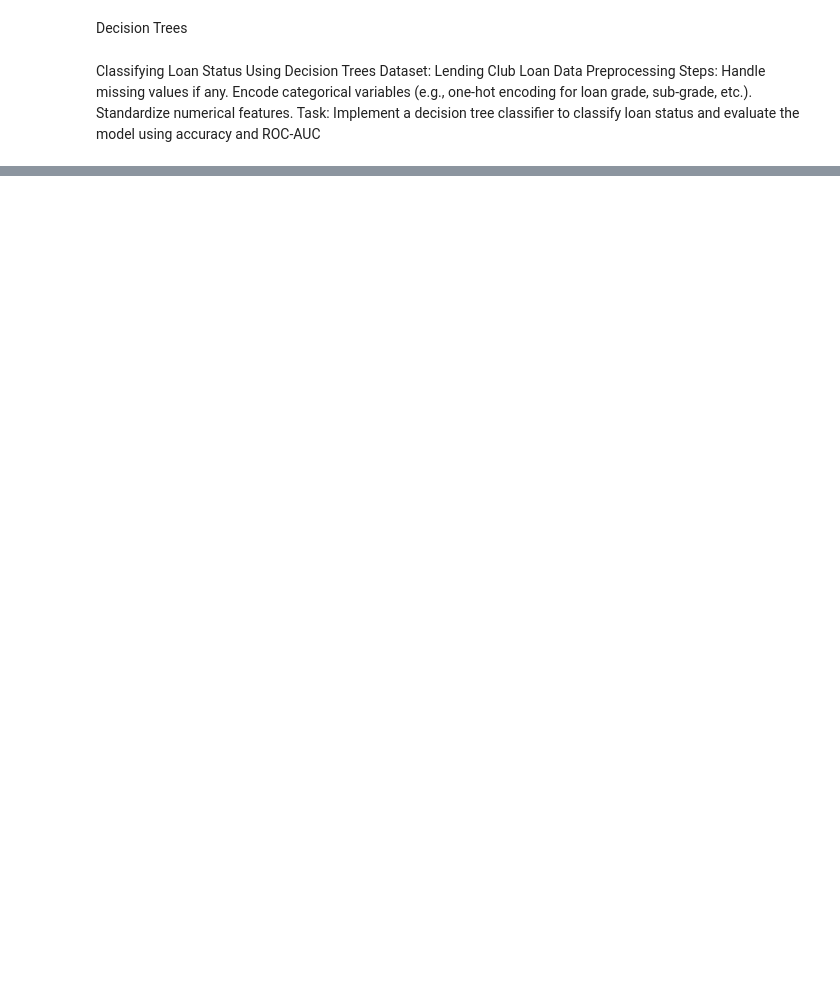
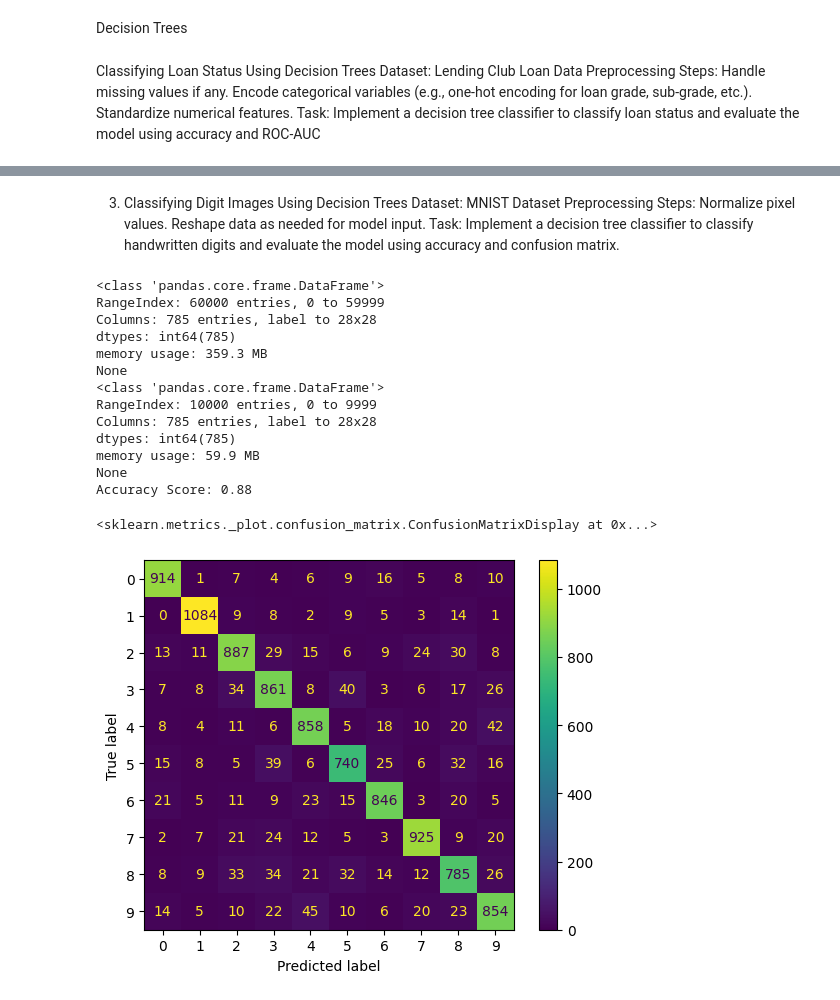
Before and after one commit to Humna-Khan/100DaysOfBytewise, a Jupyter notebook: task13.ipynb, the cells around one changed output, grey strips where cells are left out. Cells and saved outputs as stored; diff of their text form; code cells hidden in the pictures; blank space fills up the shorter version.

```diff
--- a/task13.ipynb
+++ b/task13.ipynb
@@ -118,0 +264,61 @@ plt.show()
+# %% [markdown]
+
+3. Classifying Digit Images Using Decision Trees
+    Dataset:
+MNIST Dataset
+    Preprocessing Steps:
+Normalize pixel values.
+Reshape data as needed for model input.
+    Task:
+Implement a decision tree classifier to classify handwritten digits and evaluate the model using accuracy and confusion matrix.
+# %%
+import pandas as pd
+from sklearn.model_selection import train_test_split
+from sklearn.tree import DecisionTreeClassifier
+from sklearn.preprocessing import StandardScaler
+from sklearn.metrics import accuracy_score, confusion_matrix, ConfusionMatrixDisplay
+
+trainData = pd.read_csv('mnist_train.csv')
+print(trainData.info())
+testData = pd.read_csv('mnist_test.csv')
+print(testData.info())
+
+#Features and targets of training data
+X_train = trainData.drop(columns=['label'])
+y_train = trainData['label']
+
+#Features and targets of testing data
+X_test = testData.drop(columns=['label'])
+y_test = testData['label']
+
+#Normalizing pixel values
+X_train = X_train / 255.0
+X_test = X_test / 255.0
+
+model = DecisionTreeClassifier(random_state=42)
+model.fit(X_train, y_train)
+
+y_pred = model.predict(X_test)
+
+accuracyScore = accuracy_score(y_test, y_pred)
+print(f'Accuracy Score: {accuracyScore:.2f}')
+
+confusionMatrix = confusion_matrix(y_test, y_pred)
+disp = ConfusionMatrixDisplay(confusionMatrix)
+disp.plot()
+# %% [output]
+<class 'pandas.core.frame.DataFrame'>
+RangeIndex: 60000 entries, 0 to 59999
+Columns: 785 entries, label to 28x28
+dtypes: int64(785)
+memory usage: 359.3 MB
+None
+<class 'pandas.core.frame.DataFrame'>
+RangeIndex: 10000 entries, 0 to 9999
+Columns: 785 entries, label to 28x28
+dtypes: int64(785)
+memory usage: 59.9 MB
+None
+Accuracy Score: 0.88
+<sklearn.metrics._plot.confusion_matrix.ConfusionMatrixDisplay at 0x...>
+[figure, added]
```
Also changed, not shown: parts of 8 cells of this notebook.
